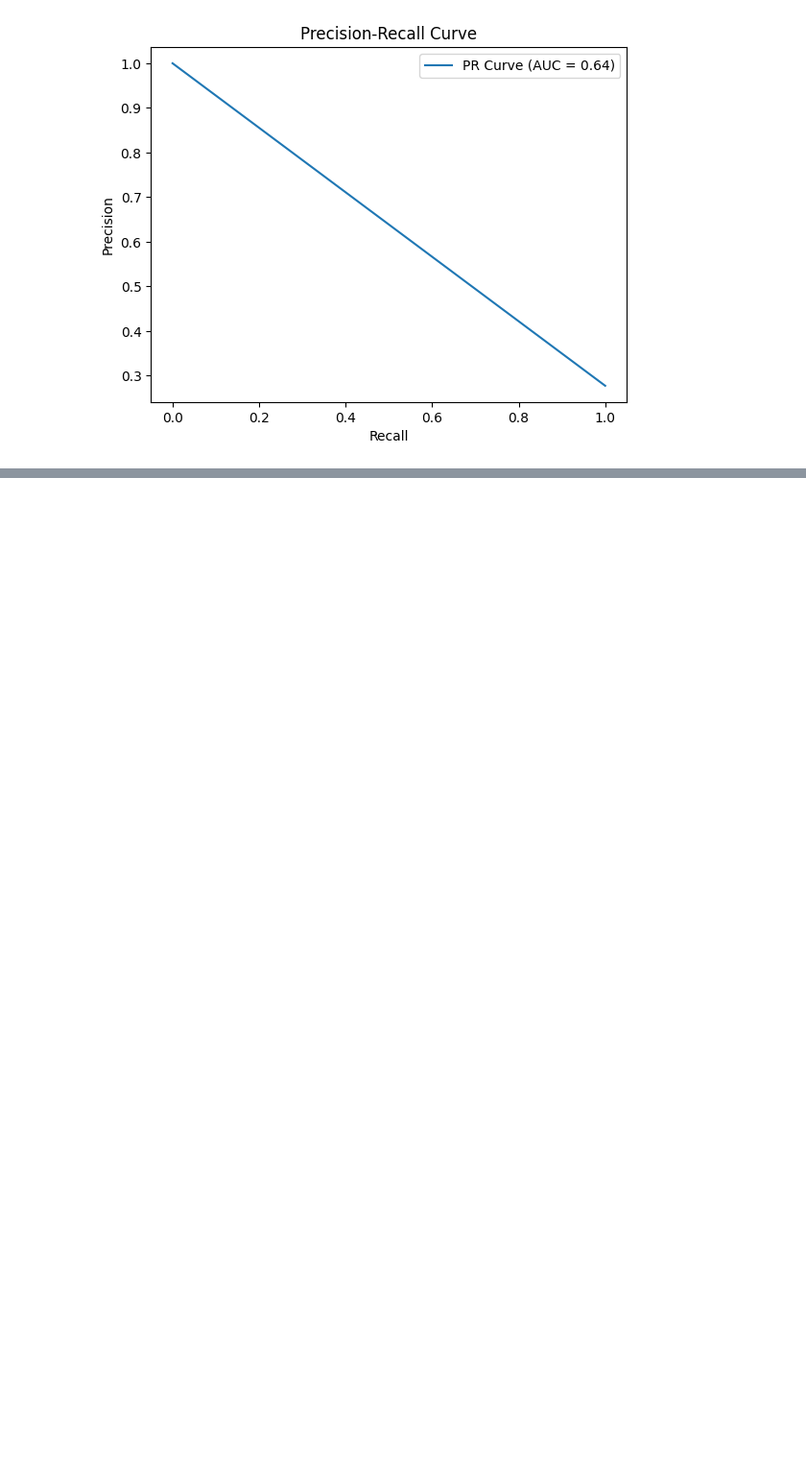
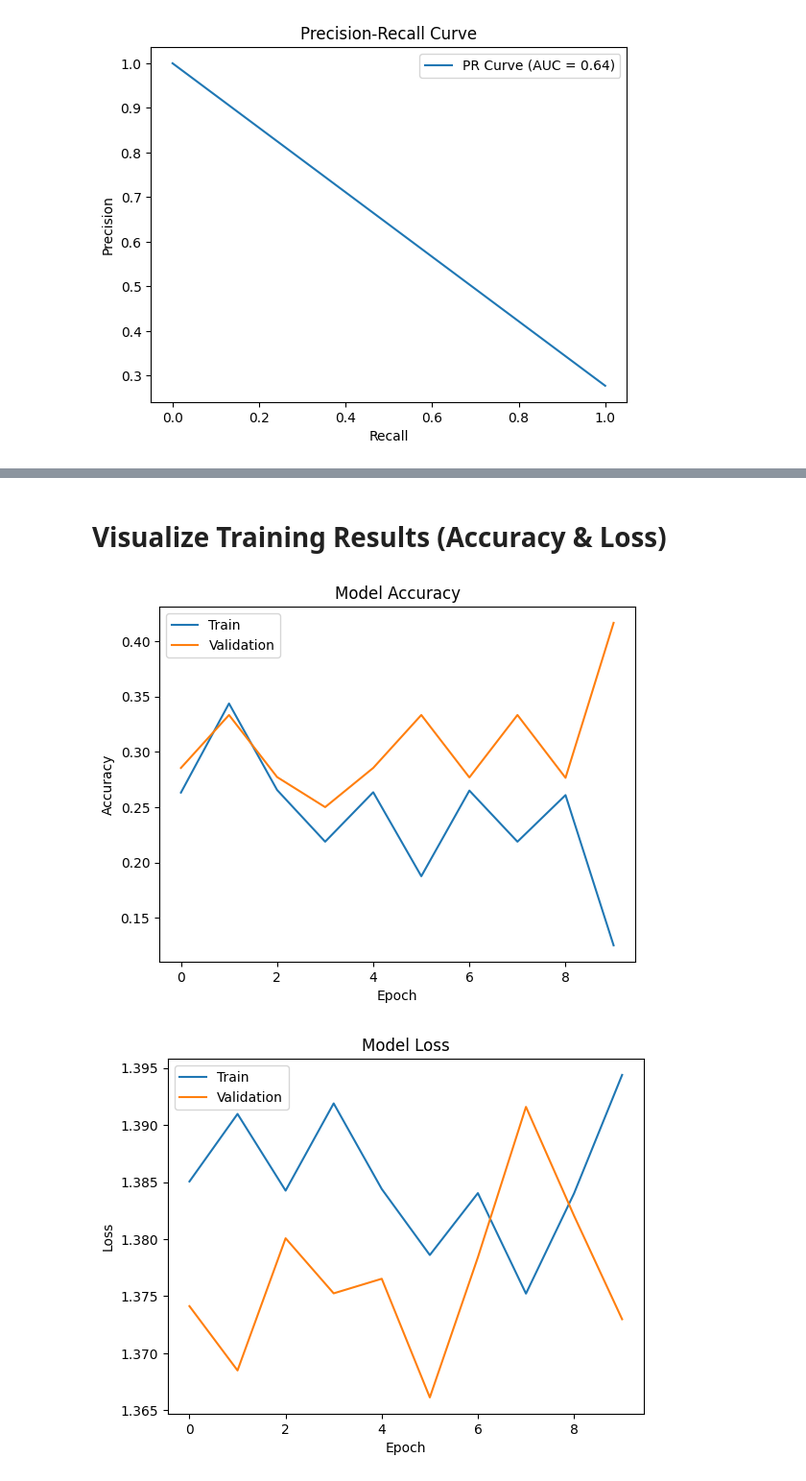
Before and after one commit to Abhinand2082/MCA-Lab-Experiments, a Jupyter notebook: Main Project/brain-tumor-classification.ipynb, the cells around one changed output, grey strips where cells are left out. Shown at 96% size. Drawn from its saved outputs; the diff is of its cells as text; code cells hidden in the pictures; blank space fills up the shorter version.

```diff
--- a/Main Project/brain-tumor-classification.ipynb
+++ b/Main Project/brain-tumor-classification.ipynb
@@ -808,0 +832,18 @@ plt.show()
+# %%
+# Add custom layers on top of EfficientNetB0
+x = base_model.output
+x = GlobalAveragePooling2D()(x)  # Pooling layer
+x = Dense(1024, activation='relu')(x)  # Fully connected layer
+x = Dense(512, activation='relu')(x)  # Another fully connected layer
+
+# Output layer (4 classes: Notumor, Glioma, Pituitary, Meningioma)
+predictions = Dense(num_classes, activation='softmax')(x)
+
+# Create the model
+model = Model(inputs=base_model.input, outputs=predictions)
+
+# Compile the model
+model.compile(optimizer=Adam(learning_rate=0.0001), loss='categorical_crossentropy', metrics=['accuracy'])
+
+# Print model architecture
+model.summary()
@@ -808,0 +876,9 @@ plt.show()
+# %%
+# Train the model
+history = model.fit(
+    train_generator,
+    steps_per_epoch=steps_per_epoch,
+    epochs=10,  # Adjust the number of epochs as needed
+    validation_data=validation_generator,
+    validation_steps=validation_steps,
+)
@@ -808,0 +906,23 @@ plt.show()
+# %% [markdown]
+# Visualize Training Results (Accuracy & Loss)
+# %%
+# Plot training & validation accuracy values
+plt.plot(history.history['accuracy'])
+plt.plot(history.history['val_accuracy'])
+plt.title('Model Accuracy')
+plt.ylabel('Accuracy')
+plt.xlabel('Epoch')
+plt.legend(['Train', 'Validation'], loc='upper left')
+plt.show()
+
+# Plot training & validation loss values
+plt.plot(history.history['loss'])
+plt.plot(history.history['val_loss'])
+plt.title('Model Loss')
+plt.ylabel('Loss')
+plt.xlabel('Epoch')
+plt.legend(['Train', 'Validation'], loc='upper left')
+plt.show()
+# %% [output]
+[figure, added]
+[figure, added]
```
Also changed, not shown: parts of 34 cells of this notebook.
